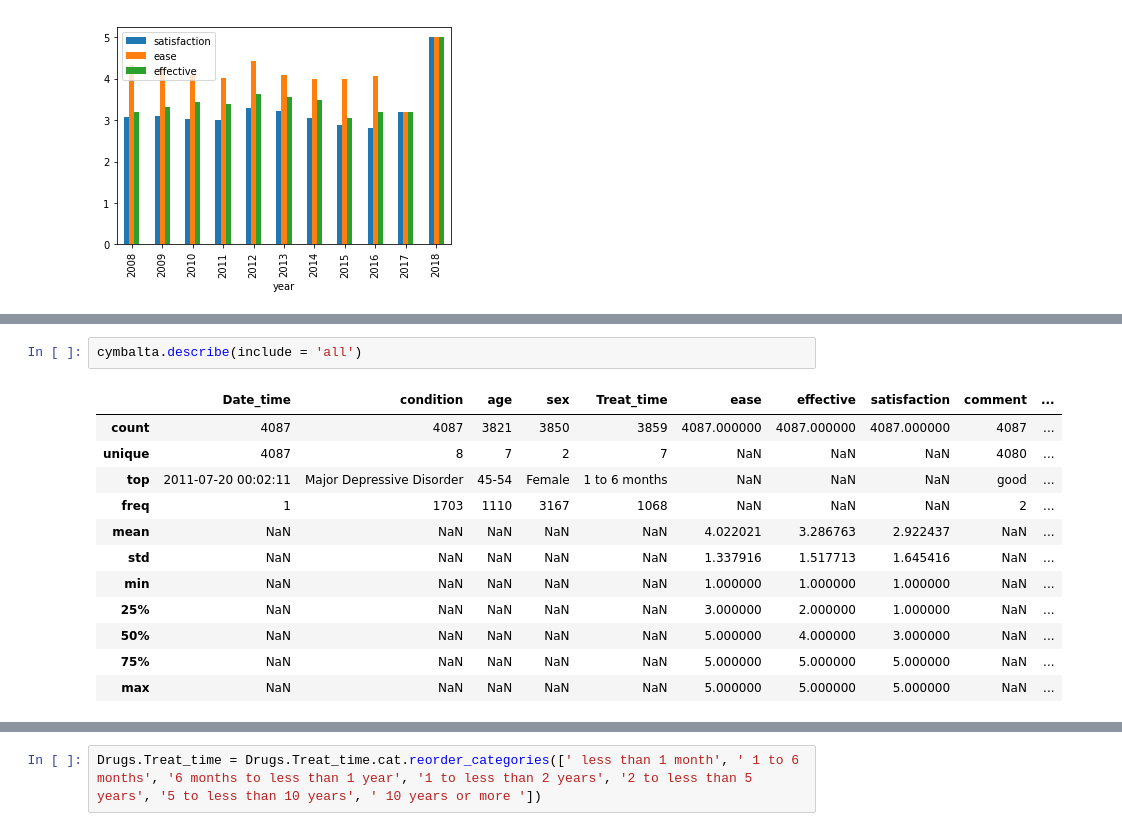
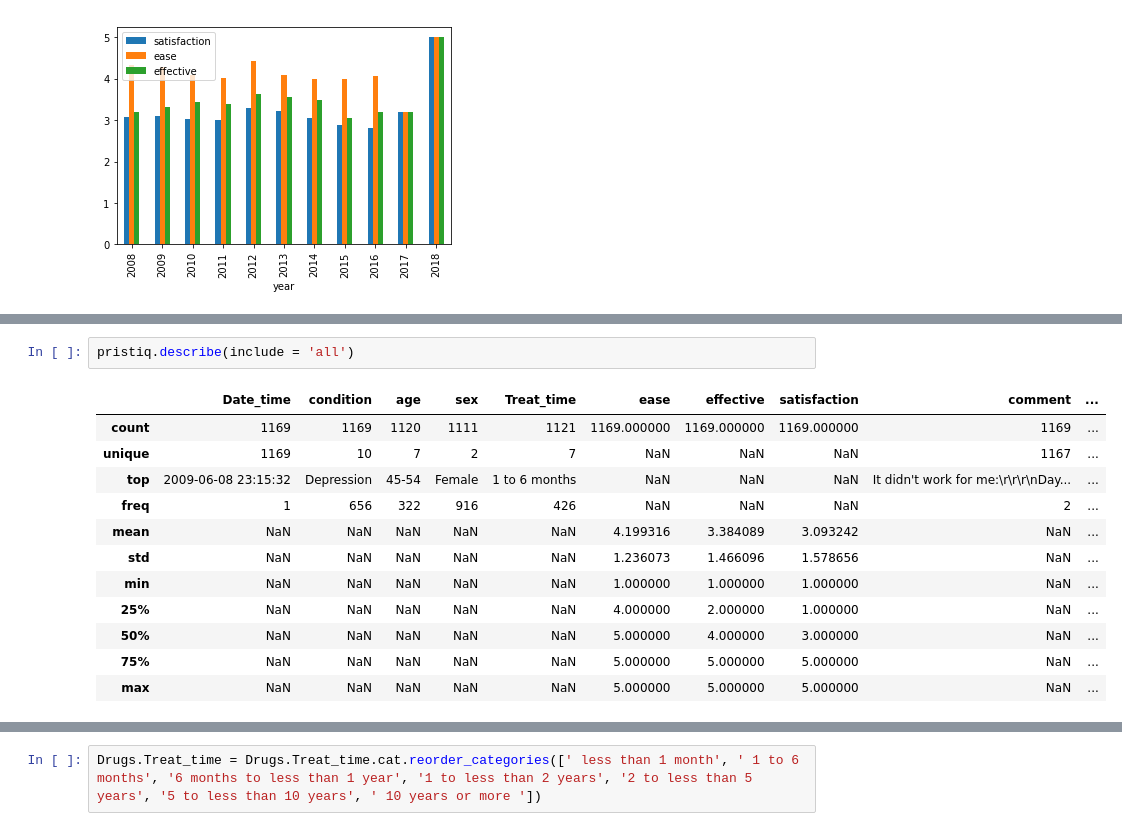
Before and after one commit to chinm0818/WebMDScrape, a Jupyter notebook: datas/Drug review analysis.ipynb, the cells around one changed output, grey strips where cells are left out. Cells and saved outputs as stored; diff of their text form.

```diff
--- a/datas/Drug review analysis.ipynb
+++ b/datas/Drug review analysis.ipynb
@@ -102,17 +105,17 @@ Drugs.describe(include = 'all')
 | 75% | NaN | NaN | NaN | NaN | NaN | 5.000000 | 5.000000 | 5.000000 | NaN | ... |
 | max | NaN | NaN | NaN | NaN | NaN | 5.000000 | 5.000000 | 5.000000 | NaN | ... |
 # %%
-cymbalta.describe(include = 'all')
+pristiq.describe(include = 'all')
 # %% [output]
 |  | Date_time | condition | age | sex | Treat_time | ease | effective | satisfaction | comment | ... |
-| count | 4087 | 4087 | 3821 | 3850 | 3859 | 4087.000000 | 4087.000000 | 4087.000000 | 4087 | ... |
-| unique | 4087 | 8 | 7 | 2 | 7 | NaN | NaN | NaN | 4080 | ... |
-| top | 2011-07-20 00:02:11 | Major Depressive Disorder | 45-54 | Female | 1 to 6 months | NaN | NaN | NaN | good | ... |
-| freq | 1 | 1703 | 1110 | 3167 | 1068 | NaN | NaN | NaN | 2 | ... |
-| mean | NaN | NaN | NaN | NaN | NaN | 4.022021 | 3.286763 | 2.922437 | NaN | ... |
-| std | NaN | NaN | NaN | NaN | NaN | 1.337916 | 1.517713 | 1.645416 | NaN | ... |
+| count | 1169 | 1169 | 1120 | 1111 | 1121 | 1169.000000 | 1169.000000 | 1169.000000 | 1169 | ... |
+| unique | 1169 | 10 | 7 | 2 | 7 | NaN | NaN | NaN | 1167 | ... |
+| top | 2009-06-08 23:15:32 | Depression | 45-54 | Female | 1 to 6 months | NaN | NaN | NaN | It didn't work for me:\r\r\r\nDay... | ... |
+| freq | 1 | 656 | 322 | 916 | 426 | NaN | NaN | NaN | 2 | ... |
+| mean | NaN | NaN | NaN | NaN | NaN | 4.199316 | 3.384089 | 3.093242 | NaN | ... |
+| std | NaN | NaN | NaN | NaN | NaN | 1.236073 | 1.466096 | 1.578656 | NaN | ... |
 | min | NaN | NaN | NaN | NaN | NaN | 1.000000 | 1.000000 | 1.000000 | NaN | ... |
-| 25% | NaN | NaN | NaN | NaN | NaN | 3.000000 | 2.000000 | 1.000000 | NaN | ... |
+| 25% | NaN | NaN | NaN | NaN | NaN | 4.000000 | 2.000000 | 1.000000 | NaN | ... |
 | 50% | NaN | NaN | NaN | NaN | NaN | 5.000000 | 4.000000 | 3.000000 | NaN | ... |
 | 75% | NaN | NaN | NaN | NaN | NaN | 5.000000 | 5.000000 | 5.000000 | NaN | ... |
 | max | NaN | NaN | NaN | NaN | NaN | 5.000000 | 5.000000 | 5.000000 | NaN | ... |
```
Also changed, not shown: parts of 70 cells of this notebook, 21 other files.
